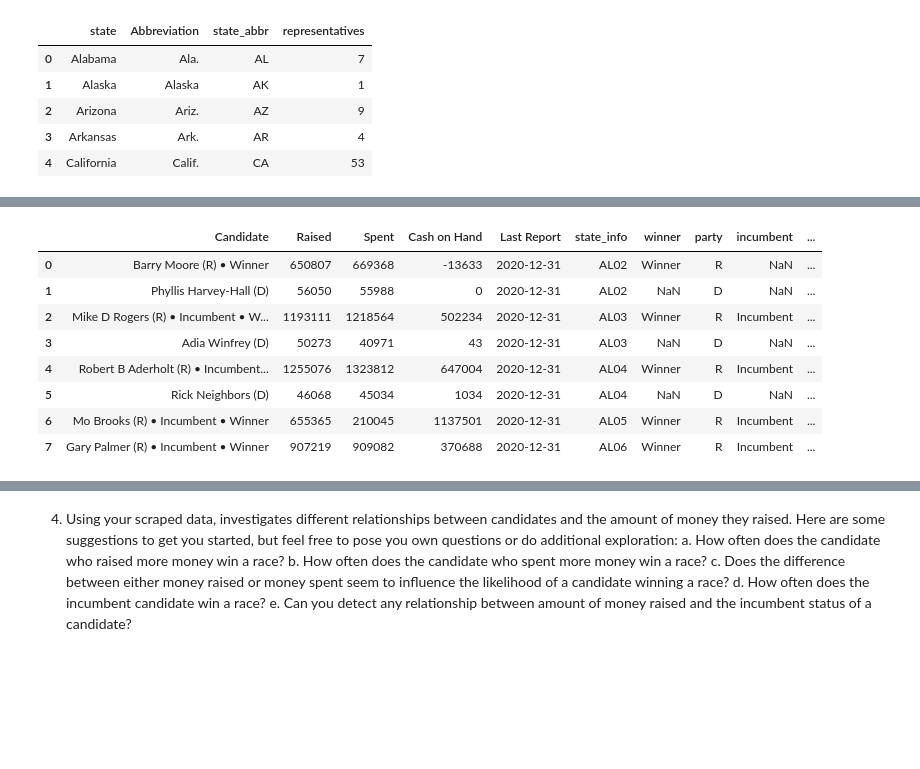
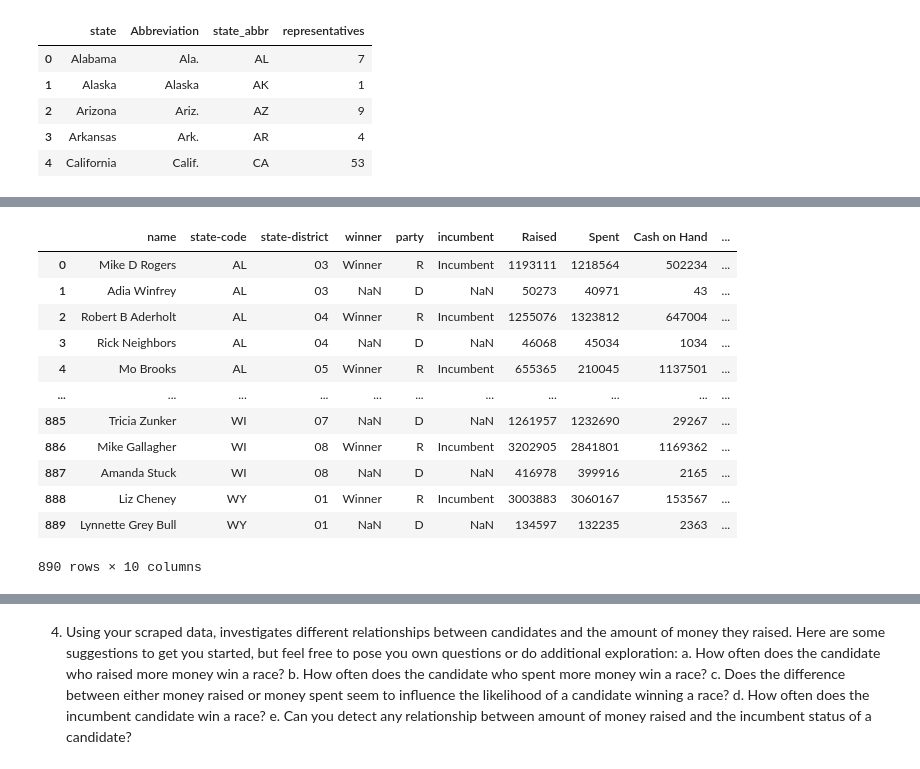
Before and after one commit to nedatahe/webscraping_open_secrets-blue-barracudas-1, a Jupyter notebook: notebooks/webscraping-project.ipynb, the cells around one changed output, grey strips where cells are left out. Saved outputs shown, nothing was run; the diff lists cells and outputs as text; code cells hidden in the pictures; blank space fills up the shorter version.

```diff
--- a/notebooks/webscraping-project.ipynb
+++ b/notebooks/webscraping-project.ipynb
@@ -313,23 +319,28 @@ base_table.head(20)
 # %%
 #clean the dataframe
 base_table['winner'] = base_table['Candidate'].str.extract('([wW]inner)')
 base_table['party'] = base_table['Candidate'].str.extract('\((\w)\)')
 base_table['incumbent'] = base_table['Candidate'].str.extract('(incumbent)', flags = re.I)
 base_table['name'] = base_table['Candidate'].str.extract('(.+)\(')
 base_table['state-district'] = base_table['state_info'].str.extract('(\d{2})')
 base_table['state-district'].astype(int)
 base_table['state-code'] = base_table['state_info'].str.extract('(\D{2})')
 base_table[['Raised', 'Spent', 'Cash on Hand']] = base_table[['Raised', 'Spent', 'Cash on Hand']].replace('[\$,]', '', regex = True).astype(int)
 base_table['Last Report'] = pd.to_datetime(base_table['Last Report'])
 base_table.drop(columns = ['state_info'])
-base_table
+final_table = base_table[['name', 'state-code', 'state-district', 'winner', 'party', 'incumbent', 'Raised', 'Spent', 'Cash on Hand', 'Last Report']]
+final_table
 # %% [output]
-|  | Candidate | Raised | Spent | Cash on Hand | Last Report | state_info | winner | party | incumbent | ... |
-| 0 | Barry Moore (R) • Winner | 650807 | 669368 | -13633 | 2020-12-31 | AL02 | Winner | R | NaN | ... |
-| 1 | Phyllis Harvey-Hall (D) | 56050 | 55988 | 0 | 2020-12-31 | AL02 | NaN | D | NaN | ... |
-| 2 | Mike D Rogers (R) • Incumbent • W... | 1193111 | 1218564 | 502234 | 2020-12-31 | AL03 | Winner | R | Incumbent | ... |
-| 3 | Adia Winfrey (D) | 50273 | 40971 | 43 | 2020-12-31 | AL03 | NaN | D | NaN | ... |
-| 4 | Robert B Aderholt (R) • Incumbent... | 1255076 | 1323812 | 647004 | 2020-12-31 | AL04 | Winner | R | Incumbent | ... |
-| 5 | Rick Neighbors (D) | 46068 | 45034 | 1034 | 2020-12-31 | AL04 | NaN | D | NaN | ... |
-| 6 | Mo Brooks (R) • Incumbent • Winner | 655365 | 210045 | 1137501 | 2020-12-31 | AL05 | Winner | R | Incumbent | ... |
-| 7 | Gary Palmer (R) • Incumbent • Winner | 907219 | 909082 | 370688 | 2020-12-31 | AL06 | Winner | R | Incumbent | ... |
+|  | name | state-code | state-district | winner | party | incumbent | Raised | Spent | Cash on Hand | ... |
+| 0 | Mike D Rogers | AL | 03 | Winner | R | Incumbent | 1193111 | 1218564 | 502234 | ... |
+| 1 | Adia Winfrey | AL | 03 | NaN | D | NaN | 50273 | 40971 | 43 | ... |
+| 2 | Robert B Aderholt | AL | 04 | Winner | R | Incumbent | 1255076 | 1323812 | 647004 | ... |
+| 3 | Rick Neighbors | AL | 04 | NaN | D | NaN | 46068 | 45034 | 1034 | ... |
+| 4 | Mo Brooks | AL | 05 | Winner | R | Incumbent | 655365 | 210045 | 1137501 | ... |
+| ... | ... | ... | ... | ... | ... | ... | ... | ... | ... | ... |
+| 885 | Tricia Zunker | WI | 07 | NaN | D | NaN | 1261957 | 1232690 | 29267 | ... |
+| 886 | Mike Gallagher | WI | 08 | Winner | R | Incumbent | 3202905 | 2841801 | 1169362 | ... |
+| 887 | Amanda Stuck | WI | 08 | NaN | D | NaN | 416978 | 399916 | 2165 | ... |
+| 888 | Liz Cheney | WY | 01 | Winner | R | Incumbent | 3003883 | 3060167 | 153567 | ... |
+| 889 | Lynnette Grey Bull | WY | 01 | NaN | D | NaN | 134597 | 132235 | 2363 | ... |
+890 rows × 10 columns
```
Also changed, not shown: parts of 4 cells of this notebook.
